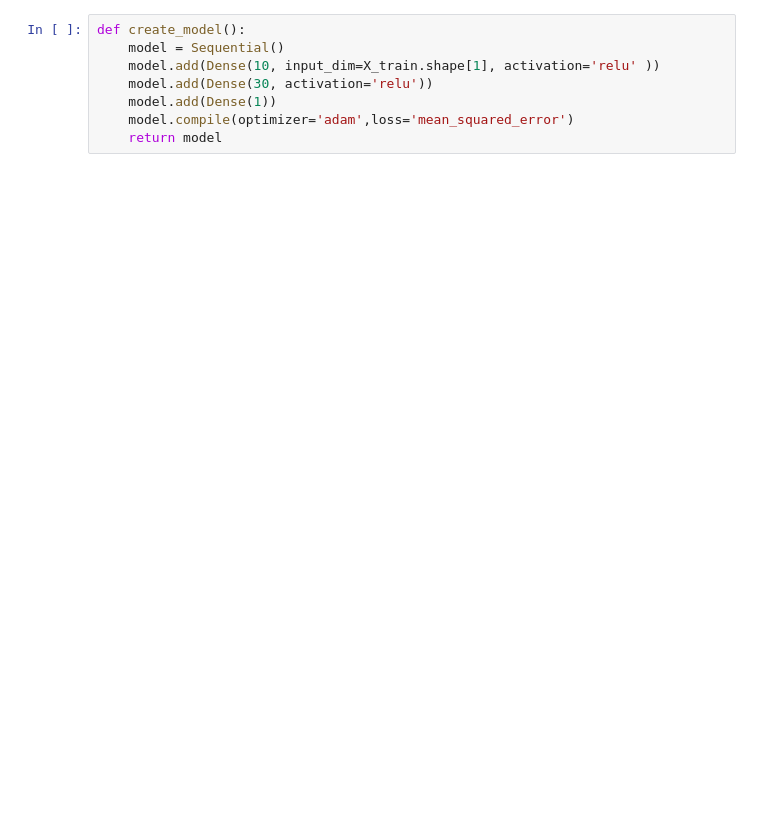
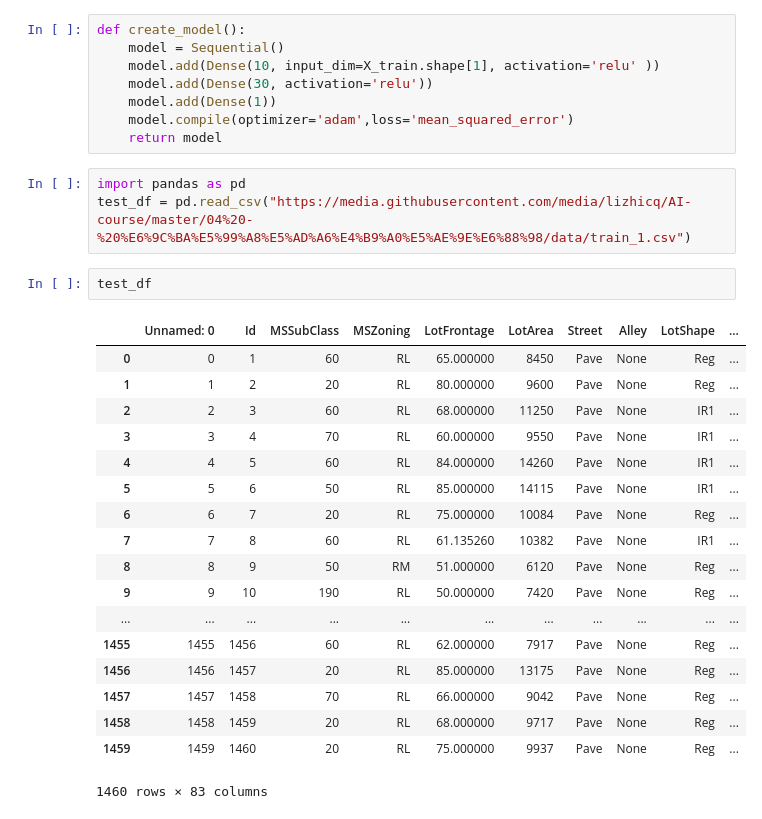
Before and after one commit to lizhicq/AI-course, a Jupyter notebook: 04 - 机器学习实战/test.ipynb, the cells around one changed output. Saved outputs shown, nothing was run; the diff lists cells and outputs as text; blank space fills up the shorter version.

```diff
--- a/04 - 机器学习实战/test.ipynb
+++ b/04 - 机器学习实战/test.ipynb
@@ -19,3 +13,27 @@ def create_model():
     model.add(Dense(1))
     model.compile(optimizer='adam',loss='mean_squared_error')
     return model
+# %%
+import pandas as pd
+test_df = pd.read_csv("https://media.githubusercontent.com/media/lizhicq/AI-course/master/04%20-%20%E6%9C%BA%E5%99%A8%E5%AD%A6%E4%B9%A0%E5%AE%9E%E6%88%98/data/train_1.csv")
+# %%
+test_df
+# %% [output]
+|  | Unnamed: 0 | Id | MSSubClass | MSZoning | LotFrontage | LotArea | Street | Alley | LotShape | ... |
+| 0 | 0 | 1 | 60 | RL | 65.000000 | 8450 | Pave | None | Reg | ... |
+| 1 | 1 | 2 | 20 | RL | 80.000000 | 9600 | Pave | None | Reg | ... |
+| 2 | 2 | 3 | 60 | RL | 68.000000 | 11250 | Pave | None | IR1 | ... |
+| 3 | 3 | 4 | 70 | RL | 60.000000 | 9550 | Pave | None | IR1 | ... |
+| 4 | 4 | 5 | 60 | RL | 84.000000 | 14260 | Pave | None | IR1 | ... |
+| 5 | 5 | 6 | 50 | RL | 85.000000 | 14115 | Pave | None | IR1 | ... |
+| 6 | 6 | 7 | 20 | RL | 75.000000 | 10084 | Pave | None | Reg | ... |
+| 7 | 7 | 8 | 60 | RL | 61.135260 | 10382 | Pave | None | IR1 | ... |
+| 8 | 8 | 9 | 50 | RM | 51.000000 | 6120 | Pave | None | Reg | ... |
+| 9 | 9 | 10 | 190 | RL | 50.000000 | 7420 | Pave | None | Reg | ... |
+| ... | ... | ... | ... | ... | ... | ... | ... | ... | ... | ... |
+| 1455 | 1455 | 1456 | 60 | RL | 62.000000 | 7917 | Pave | None | Reg | ... |
+| 1456 | 1456 | 1457 | 20 | RL | 85.000000 | 13175 | Pave | None | Reg | ... |
+| 1457 | 1457 | 1458 | 70 | RL | 66.000000 | 9042 | Pave | None | Reg | ... |
+| 1458 | 1458 | 1459 | 20 | RL | 68.000000 | 9717 | Pave | None | Reg | ... |
+| 1459 | 1459 | 1460 | 20 | RL | 75.000000 | 9937 | Pave | None | Reg | ... |
+1460 rows × 83 columns
```
Also changed, not shown: parts of 1 cell of this notebook, 1 other file.
